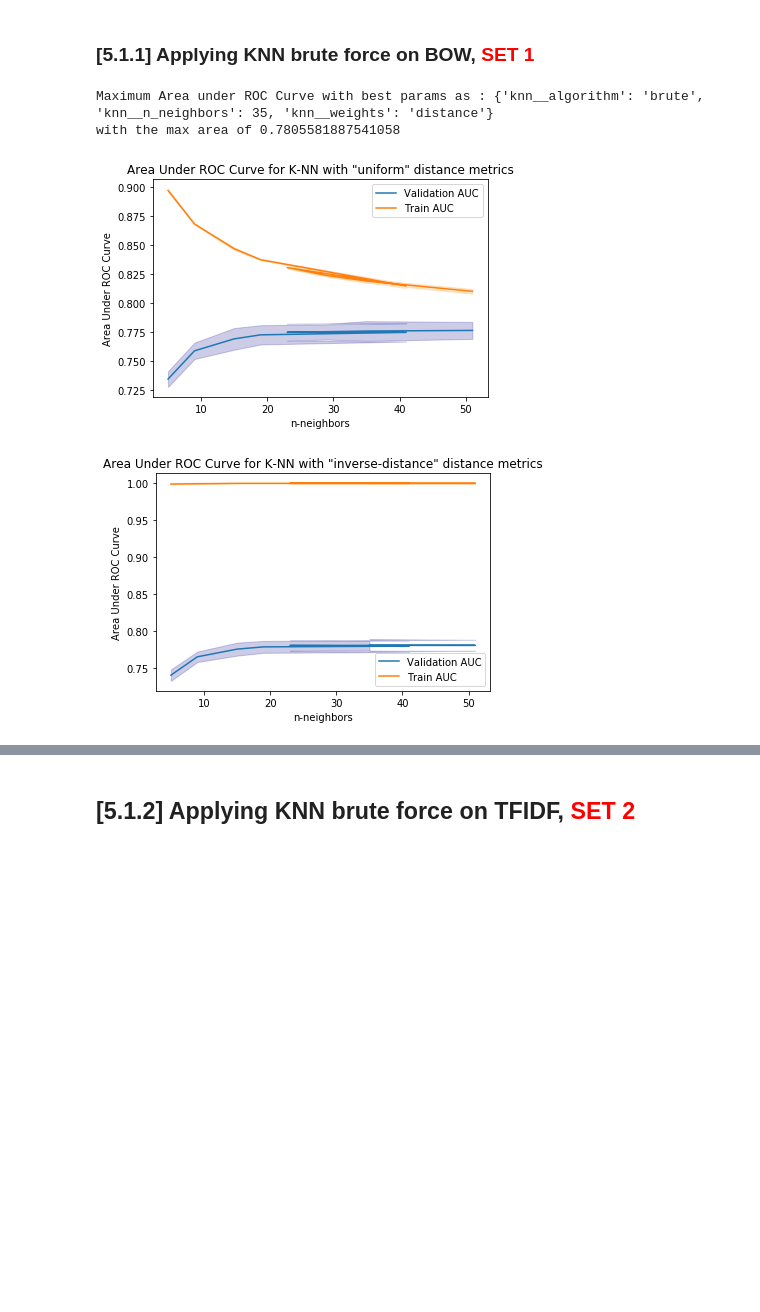
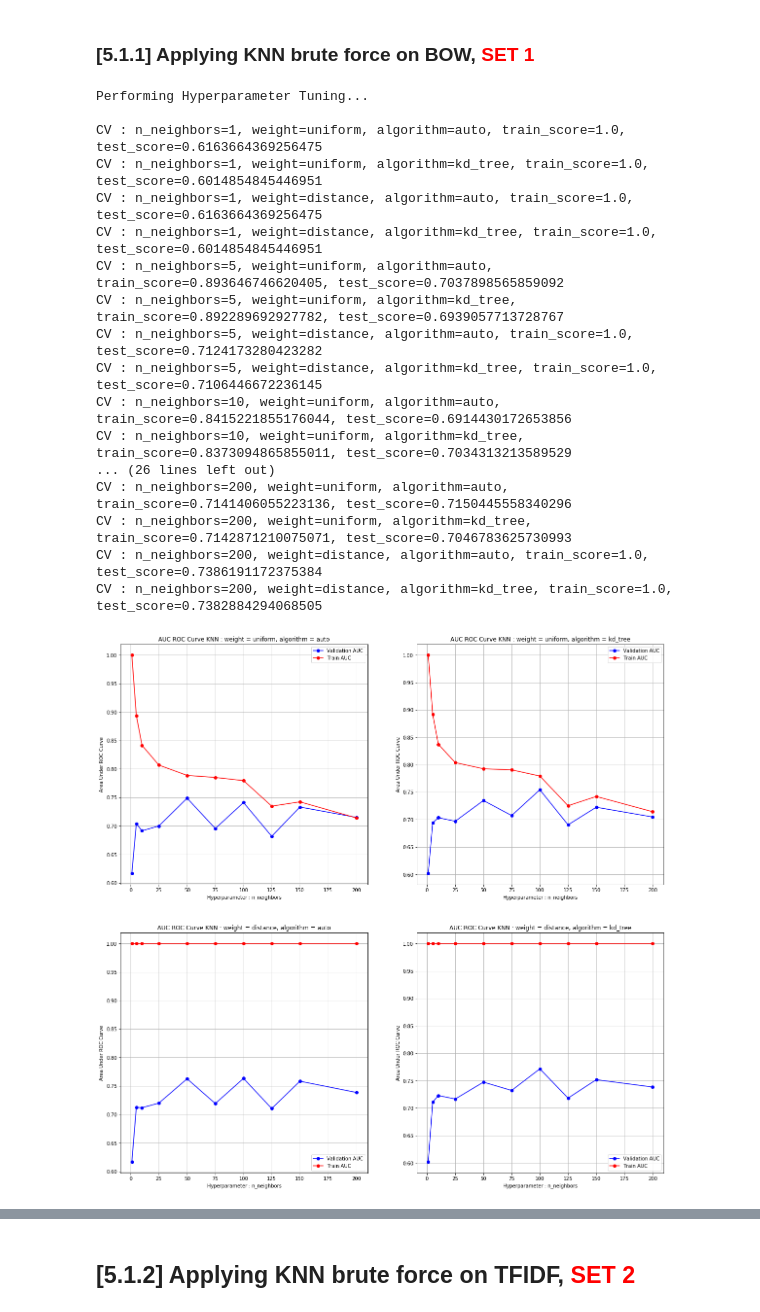
Before and after one commit to monodeepdas1215/AI-Archives, a Jupyter notebook: Assignment03 - Amazon Fine Food Reviews Analysis_KNN.ipynb, the cells around one changed output, grey strips where cells are left out. Cells and saved outputs as stored; diff of their text form; code cells hidden in the pictures; blank space fills up the shorter version.

Commit message:
Completing Assignment 3 started

```diff
--- a/Assignment03 - Amazon Fine Food Reviews Analysis_KNN.ipynb
+++ b/Assignment03 - Amazon Fine Food Reviews Analysis_KNN.ipynb
@@ -628,7 +626,9 @@ import pickle
 # %% [markdown]
 ### [5.0.0] Splitting up the Dataset into D_train and D_test
+# %%
+num_data_points = 500
 # %%
-Dx_train, Dx_test, Dy_train, Dy_test = train_test_split(preprocessed_reviews[:50000], final['Score'].tolist()[:50000], test_size=0.20, random_state=42)
+Dx_train, Dx_test, Dy_train, Dy_test = train_test_split(preprocessed_reviews[:num_data_points], final['Score'].tolist()[:num_data_points], test_size=0.30, random_state=42)
 # %%
 prettytable_data = []
 # %% [markdown]
@@ -674,18 +681,15 @@ class Avg_W2Vec_Vectorizer(object):
             for words in X
         ])
 # %%
-def get_vectorizer(vectorizer, w2vec_model=None):
+def get_vectorizer(vectorizer, train, W2V_model=None):
     if(vectorizer=='BOW'):
-        vectorizer = CountVectorizer(ngram_range=(1,2), min_df=10, max_features=300)
+        vectorizer = CountVectorizer(ngram_range=(1,2), min_df=10, max_features=5000)
     if(vectorizer=='TFIDF'):
-        vectorizer = TfidfVectorizer(ngram_range=(1,2), min_df=10, max_features=300)
+        vectorizer = TfidfVectorizer(ngram_range=(1,2), min_df=10, max_features=5000)
     if(vectorizer=='TFIDF-W2Vec'):
-        if(w2vec_model is None):
-            raise Exception('TFIDF-W2Vec model is being used but W2Vec model is not passed as params')
-        vectorizer = Tfidf_W2Vec_Vectorizer(w2vec_model)
+        vectorizer = Tfidf_W2Vec_Vectorizer(W2V_model)
     if(vectorizer=='Avg-W2Vec'):
-        if(w2vec_model is None):
-            raise Exception('Avg-W2Vec model is being used but W2Vec model is not passed as params')
-        vectorizer = Avg_W2Vec_Vectorizer(w2vec_model)
+        vectorizer = Avg_W2Vec_Vectorizer(W2V_model)
 
+    vectorizer.fit(train)
     return vectorizer
@@ -873,22 +916,29 @@ def retrain_with_best_hyperparameters(X, Y, best_params_):
 ### [5.1.1] Applying KNN brute force on BOW,<font color='red'> SET 1</font>
 # %%
 # Please write all the code with proper documentation
-path = '/home/monodeepdas112/Notebooks/AI-Archives/saved-models/Assignment3/grid_search_cv_bow.pkl'
+path = '/home/monodeepdas112/Notebooks/AI-Archives/saved_models/Assignment3/bow.csv'
 
-cresults, best_hyperparameters, best_score = perform_grid_search_cv(X=Dx_train,
-                                                        Y=Dy_train,
-                                                        algorithm='brute',
-                                                        vectorizer='BOW',
-                                                        model_path=path,
-                                                        w2v=w2v_model)
-
+cresults = perform_hyperparameter_tuning(X=Dx_train, Y=Dy_train,
+                                         vectorizer='BOW', results_path=path,
+                                         retrain=True, W2V_model=None)
 # Analysing results
 analyse_results(cresults)
-
-# Selecting best hyperparameters
-selecting_best_hyperparameters(cresults)
 # %% [output]
-Maximum Area under ROC Curve with best params as : {'knn__algorithm': 'brute', 'knn__n_neighbors': 35, 'knn__weights': 'distance'}
-with the max area of 0.7805581887541058
+Performing Hyperparameter Tuning...
+
+CV : n_neighbors=1, weight=uniform, algorithm=auto, train_score=1.0, test_score=0.6163664369256475
+CV : n_neighbors=1, weight=uniform, algorithm=kd_tree, train_score=1.0, test_score=0.6014854845446951
+CV : n_neighbors=1, weight=distance, algorithm=auto, train_score=1.0, test_score=0.6163664369256475
+CV : n_neighbors=1, weight=distance, algorithm=kd_tree, train_score=1.0, test_score=0.6014854845446951
+CV : n_neighbors=5, weight=uniform, algorithm=auto, train_score=0.893646746620405, test_score=0.7037898565859092
+CV : n_neighbors=5, weight=uniform, algorithm=kd_tree, train_score=0.892289692927782, test_score=0.6939057713728767
+CV : n_neighbors=5, weight=distance, algorithm=auto, train_score=1.0, test_score=0.7124173280423282
+CV : n_neighbors=5, weight=distance, algorithm=kd_tree, train_score=1.0, test_score=0.7106446672236145
+CV : n_neighbors=10, weight=uniform, algorithm=auto, train_score=0.8415221855176044, test_score=0.6914430172653856
+CV : n_neighbors=10, weight=uniform, algorithm=kd_tree, train_score=0.8373094865855011, test_score=0.7034313213589529
+... (26 lines left out)
+CV : n_neighbors=200, weight=uniform, algorithm=auto, train_score=0.7141406055223136, test_score=0.7150445558340296
+CV : n_neighbors=200, weight=uniform, algorithm=kd_tree, train_score=0.7142871210075071, test_score=0.7046783625730993
+CV : n_neighbors=200, weight=distance, algorithm=auto, train_score=1.0, test_score=0.7386191172375384
+CV : n_neighbors=200, weight=distance, algorithm=kd_tree, train_score=1.0, test_score=0.7382884294068505
-[figure, old version]
+[figure, new version]
-[figure, removed]
```
Also changed, not shown: parts of 18 cells of this notebook.
